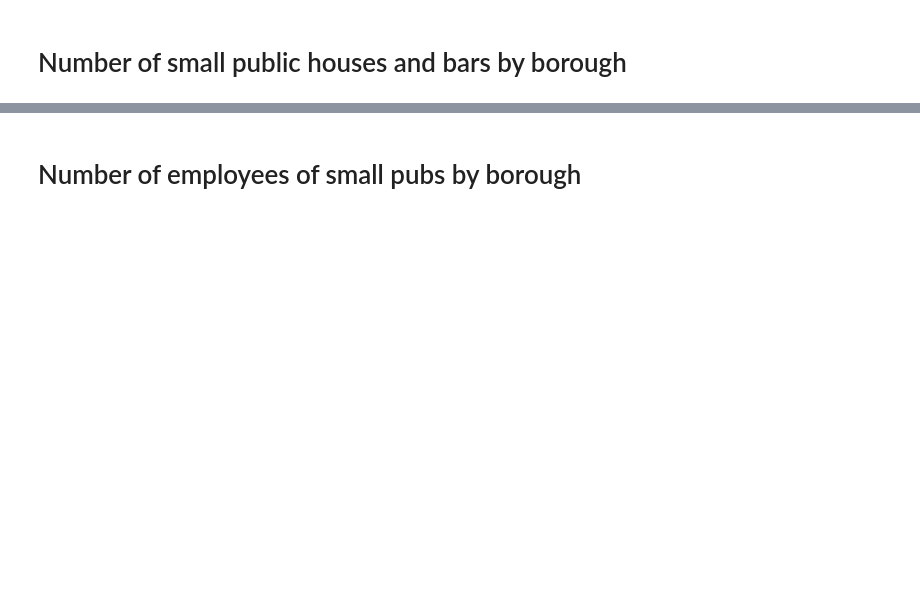
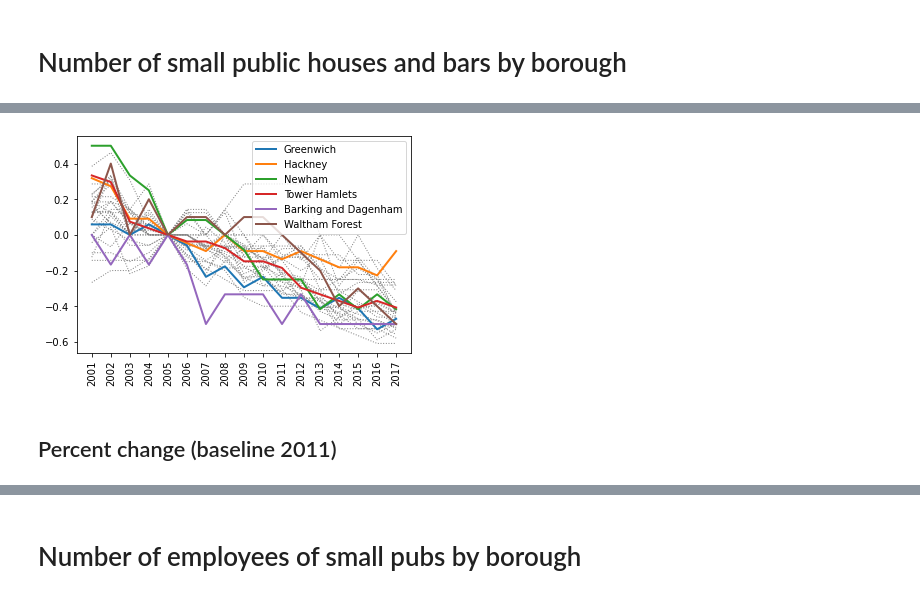
Before and after one commit to avaspataru/datathon, a Jupyter notebook: notebooks/Pubs and Bars.ipynb, the cells around one changed output, grey strips where cells are left out. Drawn from its saved outputs; the diff is of its cells as text; code cells hidden in the pictures; blank space fills up the shorter version.

```diff
--- a/notebooks/Pubs and Bars.ipynb
+++ b/notebooks/Pubs and Bars.ipynb
@@ -153,0 +190,5 @@ plot_boroughs(small_pubs_boroughs)
+# %%
+multipliers_sm_2005 = small_pubs[years].div(small_pubs["2005"], axis=0)
+percentage_changes_num_sm_2005 = multipliers_sm_2005.sub(1)
+percentage_changes_sm_2005 = pd.concat([small_pubs.iloc[:, :2], percentage_changes_num_sm_2005], axis=1)
+percentage_changes_sm_2005.head()
@@ -153,0 +202,6 @@ plot_boroughs(small_pubs_boroughs)
+# %%
+plot_all_boroughs(percentage_changes_sm_2005)
+# %% [output]
+[figure, added]
+# %% [markdown]
+## Percent change (baseline 2011)
```
Also changed, not shown: parts of 36 cells of this notebook.
